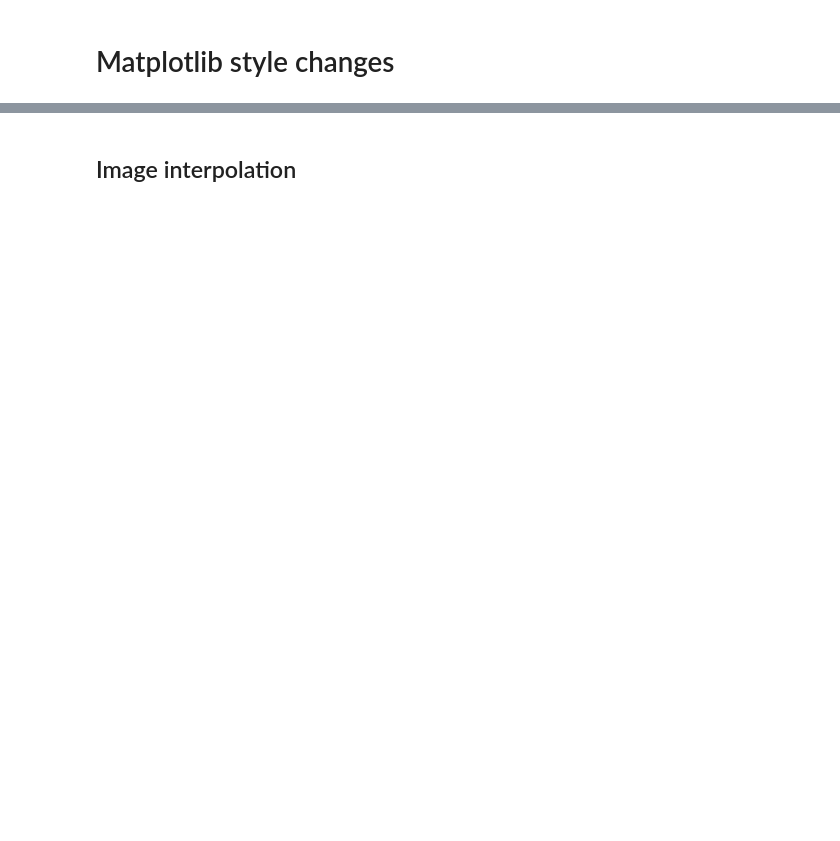
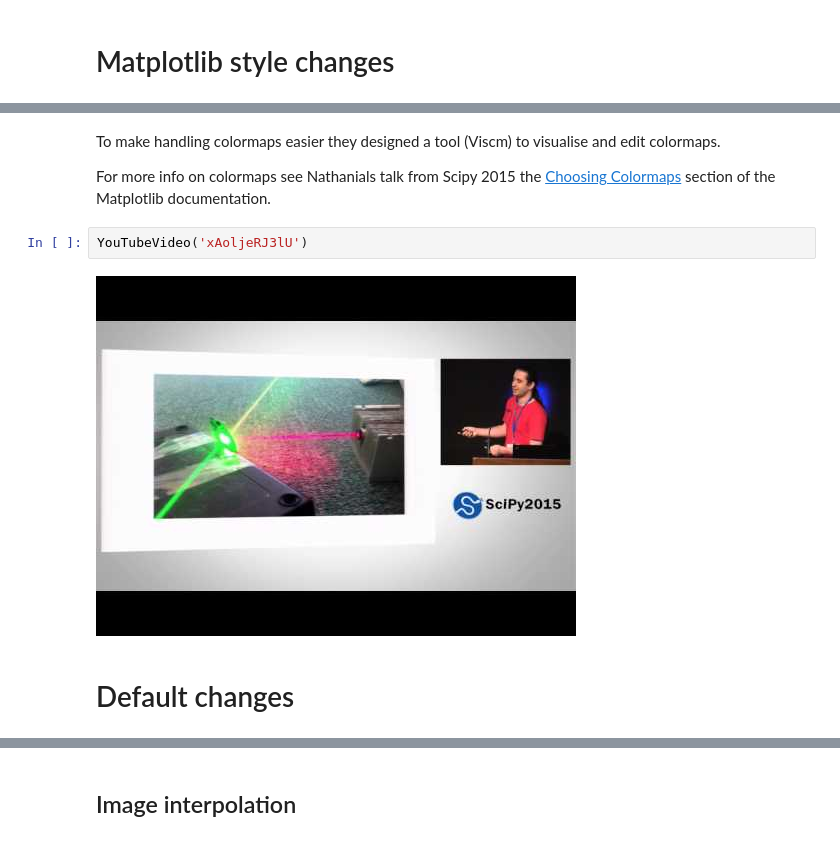
Before and after one commit to jenshnielsen/southampton_matplotlib_talk, a Jupyter notebook: Matplotlib Southampton Python User Group.ipynb, the cells around one changed output, grey strips where cells are left out. Drawn from its saved outputs; the diff is of its cells as text; blank space fills up the shorter version.

Commit message:
Updates to talk

```diff
--- a/Matplotlib Southampton Python User Group.ipynb
+++ b/Matplotlib Southampton Python User Group.ipynb
@@ -65,0 +216,10 @@ When, who and what
+# %% [markdown]
+To make handling colormaps easier they designed a tool (Viscm) to visualise and edit colormaps.
+
+For more info on colormaps see Nathanials talk from Scipy 2015 the [Choosing Colormaps](http://matplotlib.org/devdocs/users/colormaps.html?highlight=color) section of the Matplotlib documentation.
+# %%
+YouTubeVideo('xAoljeRJ3lU')
+# %% [output]
+[figure, added]
+# %% [markdown]
+# Default changes
```
Also changed, not shown: parts of 67 cells of this notebook, 4 other files.
